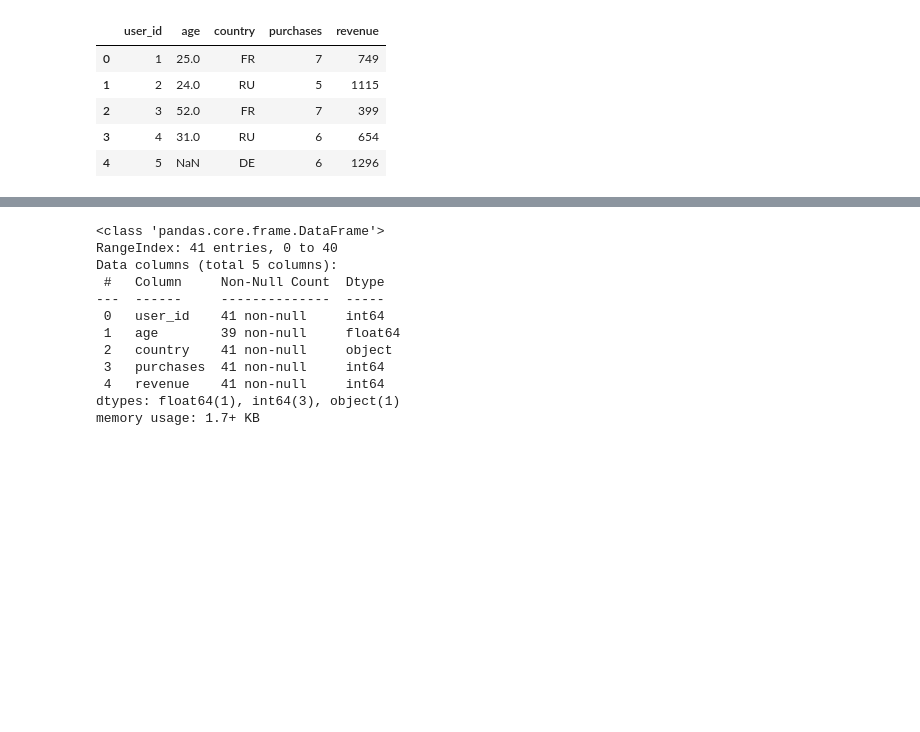
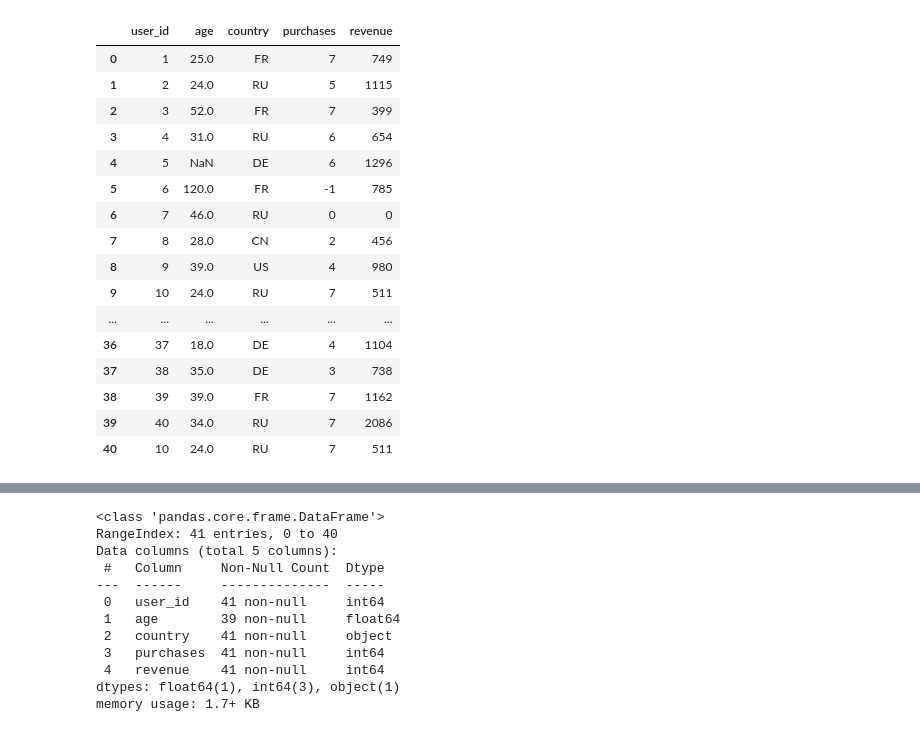
Before and after one commit to teeeFu/ai_engineering, a Jupyter notebook: homeworks/HW02/HW02.ipynb, the cells around one changed output, grey strips where cells are left out. Cells and saved outputs as stored; diff of their text form; code cells hidden in the pictures; blank space fills up the shorter version.

```diff
--- a/homeworks/HW02/HW02.ipynb
+++ b/homeworks/HW02/HW02.ipynb
@@ -4,11 +4,22 @@ import pandas as pd
 import matplotlib.pyplot as plt
 # %%
 df = pd.read_csv("/Users/aleksandrsolodovcenko/Downloads/S02-hw-dataset.csv")
-df.head()
+df
 # %% [output]
 |  | user_id | age | country | purchases | revenue |
 | 0 | 1 | 25.0 | FR | 7 | 749 |
 | 1 | 2 | 24.0 | RU | 5 | 1115 |
 | 2 | 3 | 52.0 | FR | 7 | 399 |
 | 3 | 4 | 31.0 | RU | 6 | 654 |
 | 4 | 5 | NaN | DE | 6 | 1296 |
+| 5 | 6 | 120.0 | FR | -1 | 785 |
+| 6 | 7 | 46.0 | RU | 0 | 0 |
+| 7 | 8 | 28.0 | CN | 2 | 456 |
+| 8 | 9 | 39.0 | US | 4 | 980 |
+| 9 | 10 | 24.0 | RU | 7 | 511 |
+| ... | ... | ... | ... | ... | ... |
+| 36 | 37 | 18.0 | DE | 4 | 1104 |
+| 37 | 38 | 35.0 | DE | 3 | 738 |
+| 38 | 39 | 39.0 | FR | 7 | 1162 |
+| 39 | 40 | 34.0 | RU | 7 | 2086 |
+| 40 | 10 | 24.0 | RU | 7 | 511 |
```
Also changed, not shown: parts of 19 cells of this notebook.
